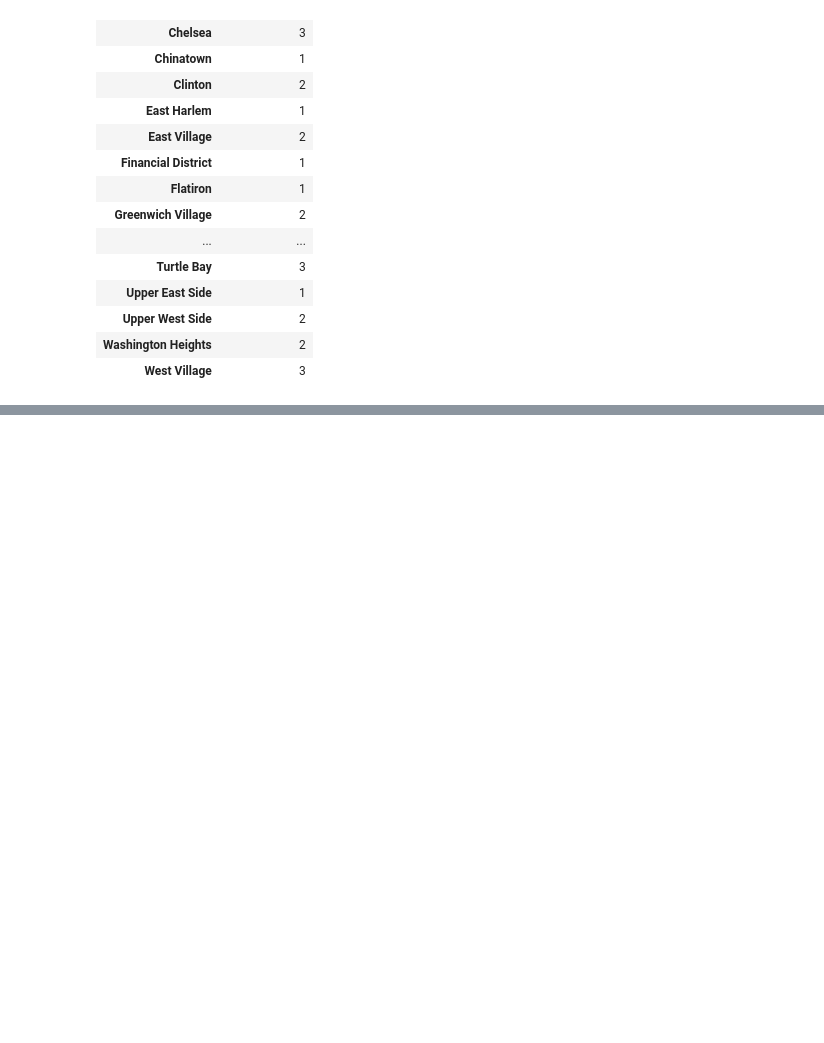
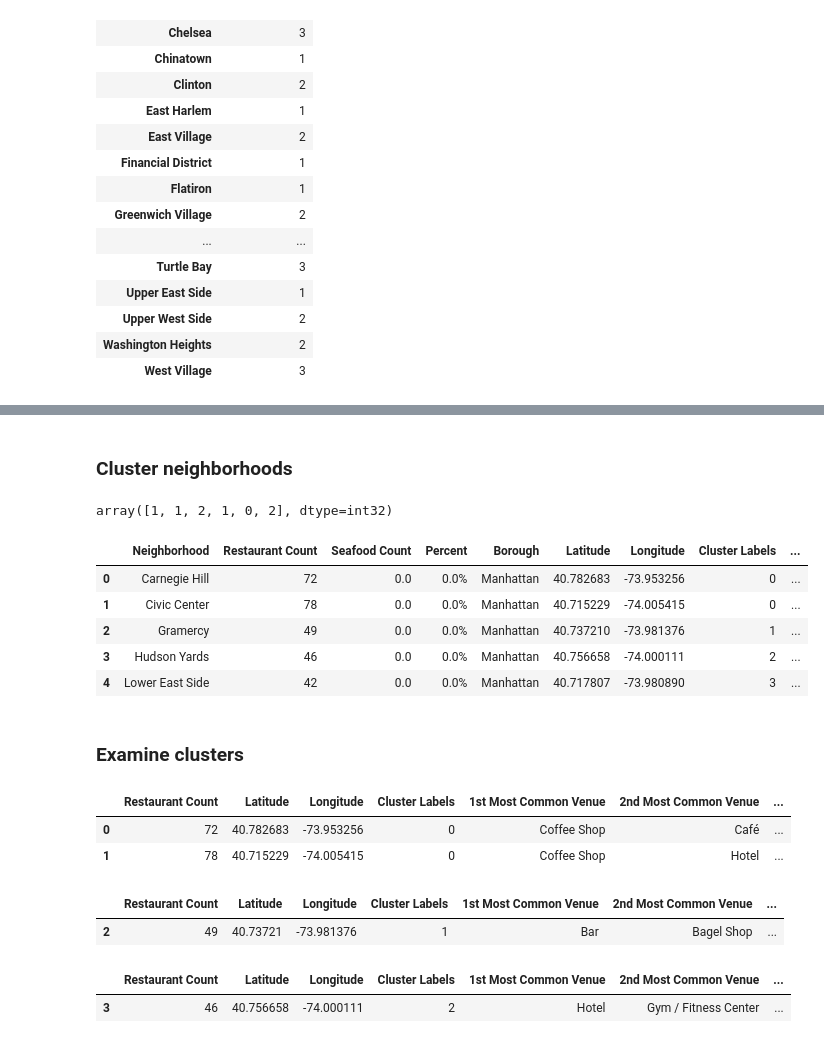
Before and after one commit to JustinRLine/Coursera_Capstone, a Jupyter notebook: Capstone Project - The Battle of the Neighborhoods.ipynb, the cells around one changed output, grey strips where cells are left out. Cells and saved outputs as stored; diff of their text form; code cells hidden in the pictures; blank space fills up the shorter version.

```diff
--- a/Capstone Project - The Battle of the Neighborhoods.ipynb
+++ b/Capstone Project - The Battle of the Neighborhoods.ipynb
@@ -560,0 +780,3 @@ Full_Man
+# %%
+candidates_grouped = candidates_onehot.groupby('Neighborhood').mean().reset_index()
+candidates_grouped
@@ -560,0 +823,6 @@ Full_Man
+# %%
+def return_most_common_venues(row, num_top_venues):
+    row_categories = row.iloc[1:]
+    row_categories_sorted = row_categories.sort_values(ascending=False)
+
+    return row_categories_sorted.index.values[0:num_top_venues]
@@ -560,0 +831,21 @@ Full_Man
+# %%
+num_top_venues = 10
+
+indicators = ['st', 'nd', 'rd']
+
+# create columns according to number of top venues
+columns = ['Neighborhood']
+for ind in np.arange(num_top_venues):
+    try:
+        columns.append('{}{} Most Common Venue'.format(ind+1, indicators[ind]))
+    except:
+        columns.append('{}th Most Common Venue'.format(ind+1))
+
+# create a new dataframe
+neighborhoods_venues_sorted = pd.DataFrame(columns=columns)
+neighborhoods_venues_sorted['Neighborhood'] = candidates_grouped['Neighborhood']
+
+for ind in np.arange(candidates_grouped.shape[0]):
+    neighborhoods_venues_sorted.iloc[ind, 1:] = return_most_common_venues(candidates_grouped.iloc[ind, :], num_top_venues)
+
+neighborhoods_venues_sorted
@@ -560,0 +860,50 @@ Full_Man
+# %% [markdown]
+### Cluster neighborhoods
+# %%
+# set number of clusters
+kclusters = 3
+
+candidates_grouped_clustering = candidates_grouped.drop('Neighborhood', 1)
+
+# run k-means clustering
+kmeans = KMeans(n_clusters=kclusters, random_state=2).fit(candidates_grouped_clustering)
+
+# check cluster labels generated for each row in the dataframe
+kmeans.labels_[0:10]
+# %% [output]
+array([1, 1, 2, 1, 0, 2], dtype=int32)
+# %%
+# add clustering labels
+#neighborhoods_venues_sorted.insert(0, 'Cluster Labels', kmeans.labels_)
+
+candidates_merged = NoSea
+
+# merge toronto_grouped with toronto_data to add latitude/longitude for each neighborhood
+candidates_merged = candidates_merged.join(neighborhoods_venues_sorted.set_index('Neighborhood'), on='Neighborhood')
+
+candidates_merged.head() # check the last columns!
+# %% [output]
+|  | Neighborhood | Restaurant Count | Seafood Count | Percent | Borough | Latitude | Longitude | Cluster Labels | ... |
+| 0 | Carnegie Hill | 72 | 0.0 | 0.0% | Manhattan | 40.782683 | -73.953256 | 0 | ... |
+| 1 | Civic Center | 78 | 0.0 | 0.0% | Manhattan | 40.715229 | -74.005415 | 0 | ... |
+| 2 | Gramercy | 49 | 0.0 | 0.0% | Manhattan | 40.737210 | -73.981376 | 1 | ... |
+| 3 | Hudson Yards | 46 | 0.0 | 0.0% | Manhattan | 40.756658 | -74.000111 | 2 | ... |
+| 4 | Lower East Side | 42 | 0.0 | 0.0% | Manhattan | 40.717807 | -73.980890 | 3 | ... |
+# %% [markdown]
+### Examine clusters
+# %%
+candidates_merged.loc[candidates_merged['Cluster Labels'] == 0, candidates_merged.columns[[1] + list(range(5, candidates_merged.shape[1]))]]
+# %% [output]
+|  | Restaurant Count | Latitude | Longitude | Cluster Labels | 1st Most Common Venue | 2nd Most Common Venue | ... |
+| 0 | 72 | 40.782683 | -73.953256 | 0 | Coffee Shop | Café | ... |
+| 1 | 78 | 40.715229 | -74.005415 | 0 | Coffee Shop | Hotel | ... |
+# %%
+candidates_merged.loc[candidates_merged['Cluster Labels'] == 1, candidates_merged.columns[[1] + list(range(5, candidates_merged.shape[1]))]]
+# %% [output]
+|  | Restaurant Count | Latitude | Longitude | Cluster Labels | 1st Most Common Venue | 2nd Most Common Venue | ... |
+| 2 | 49 | 40.73721 | -73.981376 | 1 | Bar | Bagel Shop | ... |
+# %%
+candidates_merged.loc[candidates_merged['Cluster Labels'] == 2, candidates_merged.columns[[1] + list(range(5, candidates_merged.shape[1]))]]
+# %% [output]
+|  | Restaurant Count | Latitude | Longitude | Cluster Labels | 1st Most Common Venue | 2nd Most Common Venue | ... |
+| 3 | 46 | 40.756658 | -74.000111 | 2 | Hotel | Gym / Fitness Center | ... |
```
Also changed, not shown: parts of 41 cells of this notebook.
